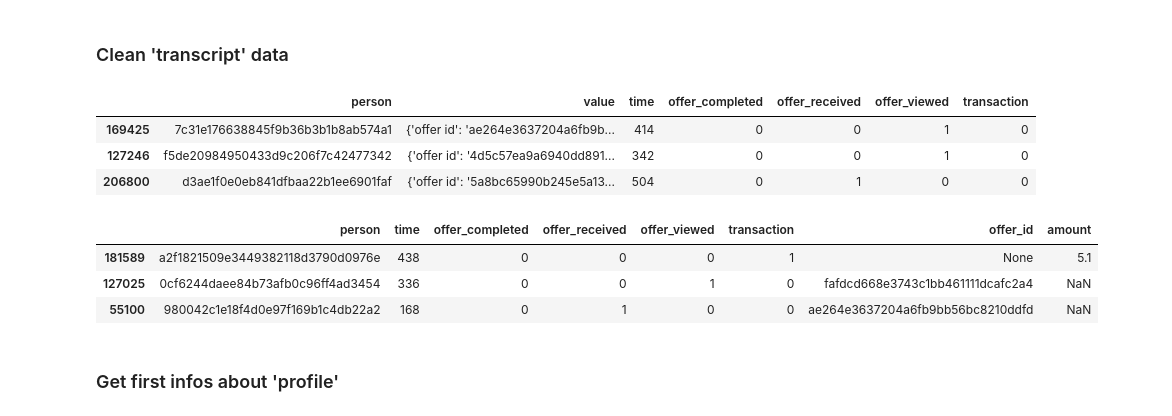
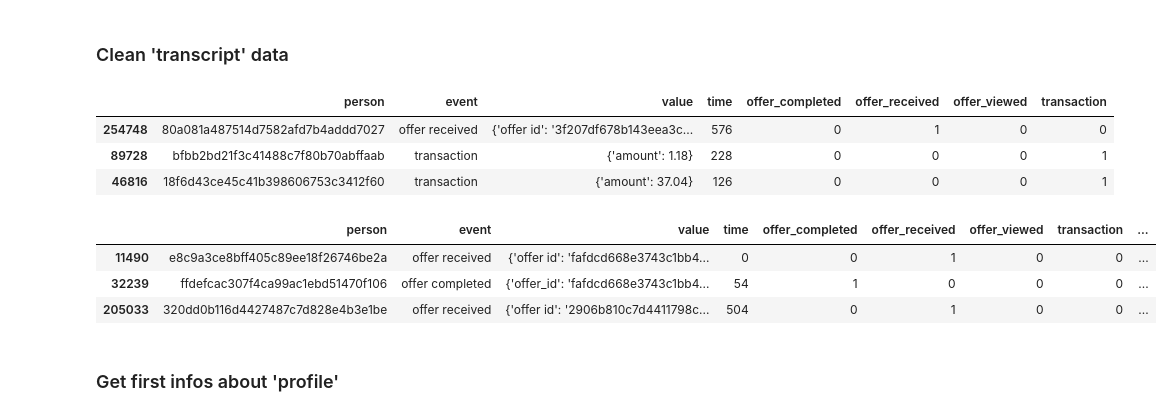
Before and after one commit to LucasGuiraldelli/DataScience-StarbucksCapstone, a Jupyter notebook: StarbucksProject/Starbucks_Capstone_Notebook.ipynb, the cells around one changed output. Drawn from its saved outputs; the diff is of its cells as text; code cells hidden in the pictures.

```diff
--- a/StarbucksProject/Starbucks_Capstone_Notebook.ipynb
+++ b/StarbucksProject/Starbucks_Capstone_Notebook.ipynb
@@ -197,37 +202,36 @@ Name: event, dtype: int64
 # %%
 # 'event' column dummies
 event_dummies = transcript['event'].str.get_dummies()
-# event_dummies.drop('transaction', axis=1, inplace=True)
 
 transcript = pd.concat([transcript, event_dummies], axis=1).rename(columns={'offer completed': 'offer_completed',\
                                                                              'offer received': 'offer_received', \
                                                                              'offer viewed': 'offer_viewed'})
 
-transcript = transcript.drop(['event'], axis=1)
+# transcript = transcript.drop(['event'], axis=1)
 
 transcript.sample(3)
 # %% [output]
-|  | person | value | time | offer_completed | offer_received | offer_viewed | transaction |
-| 169425 | 7c31e176638845f9b36b3b1b8ab574a1 | {'offer id': 'ae264e3637204a6fb9b... | 414 | 0 | 0 | 1 | 0 |
-| 127246 | f5de20984950433d9c206f7c42477342 | {'offer id': '4d5c57ea9a6940dd891... | 342 | 0 | 0 | 1 | 0 |
-| 206800 | d3ae1f0e0eb841dfbaa22b1ee6901faf | {'offer id': '5a8bc65990b245e5a13... | 504 | 0 | 1 | 0 | 0 |
+|  | person | event | value | time | offer_completed | offer_received | offer_viewed | transaction |
+| 254748 | 80a081a487514d7582afd7b4addd7027 | offer received | {'offer id': '3f207df678b143eea3c... | 576 | 0 | 1 | 0 | 0 |
+| 89728 | bfbb2bd21f3c41488c7f80b70abffaab | transaction | {'amount': 1.18} | 228 | 0 | 0 | 0 | 1 |
+| 46816 | 18f6d43ce45c41b398606753c3412f60 | transaction | {'amount': 37.04} | 126 | 0 | 0 | 0 | 1 |
 # %%
 # create separate columns for amount and offer_id from value col.
 transcript['offer_id'] = transcript.value.apply(create_offer_id_col)
 transcript['amount'] = transcript.value.apply(create_amount_col)
 
 # change amount column type to float
 transcript['amount'] = transcript['amount'].astype('float')
 
-transcript = transcript.drop('value', axis=1)
+# transcript = transcript.drop('value', axis=1)
 
 # drop value column
 transcript.sample(3)
 # %% [output]
-|  | person | time | offer_completed | offer_received | offer_viewed | transaction | offer_id | amount |
-| 181589 | a2f1821509e3449382118d3790d0976e | 438 | 0 | 0 | 0 | 1 | None | 5.1 |
-| 127025 | 0cf6244daee84b73afb0c96ff4ad3454 | 336 | 0 | 0 | 1 | 0 | fafdcd668e3743c1bb461111dcafc2a4 | NaN |
-| 55100 | 980042c1e18f4d0e97f169b1c4db22a2 | 168 | 0 | 1 | 0 | 0 | ae264e3637204a6fb9bb56bc8210ddfd | NaN |
+|  | person | event | value | time | offer_completed | offer_received | offer_viewed | transaction | ... |
+| 11490 | e8c9a3ce8bff405c89ee18f26746be2a | offer received | {'offer id': 'fafdcd668e3743c1bb4... | 0 | 0 | 1 | 0 | 0 | ... |
+| 32239 | ffdefcac307f4ca99ac1ebd51470f106 | offer completed | {'offer_id': 'fafdcd668e3743c1bb4... | 54 | 1 | 0 | 0 | 0 | ... |
+| 205033 | 320dd0b116d4427487c7d828e4b3e1be | offer received | {'offer id': '2906b810c7d4411798c... | 504 | 0 | 1 | 0 | 0 | ... |
 # %% [markdown]
 ### Get first infos about 'profile'
 # %%
```
Also changed, not shown: parts of 40 cells of this notebook, 6 other files.
